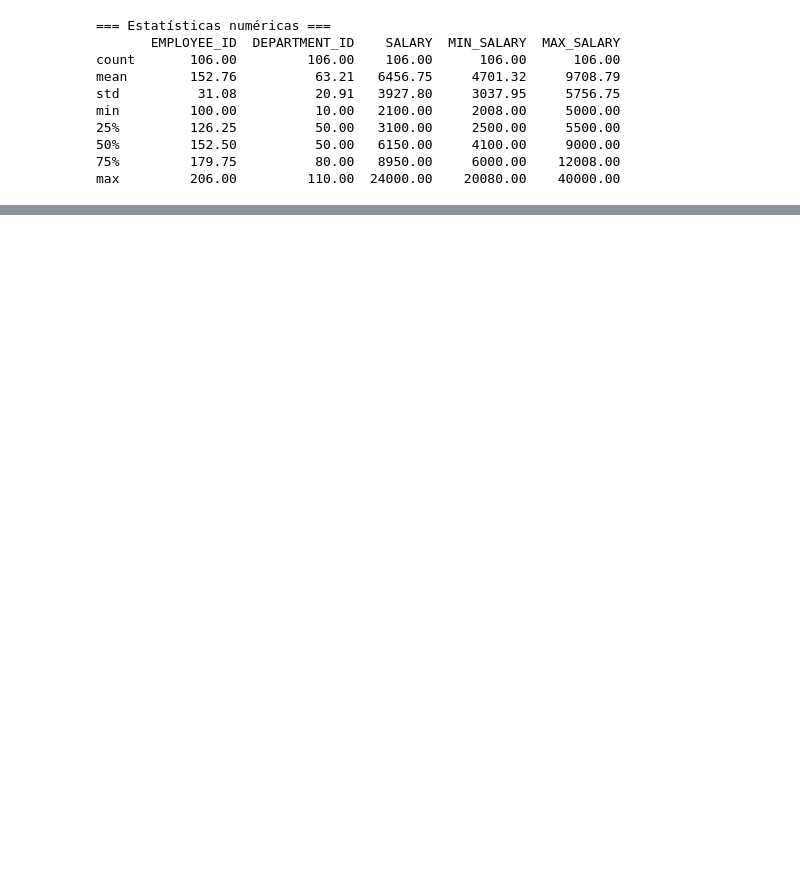
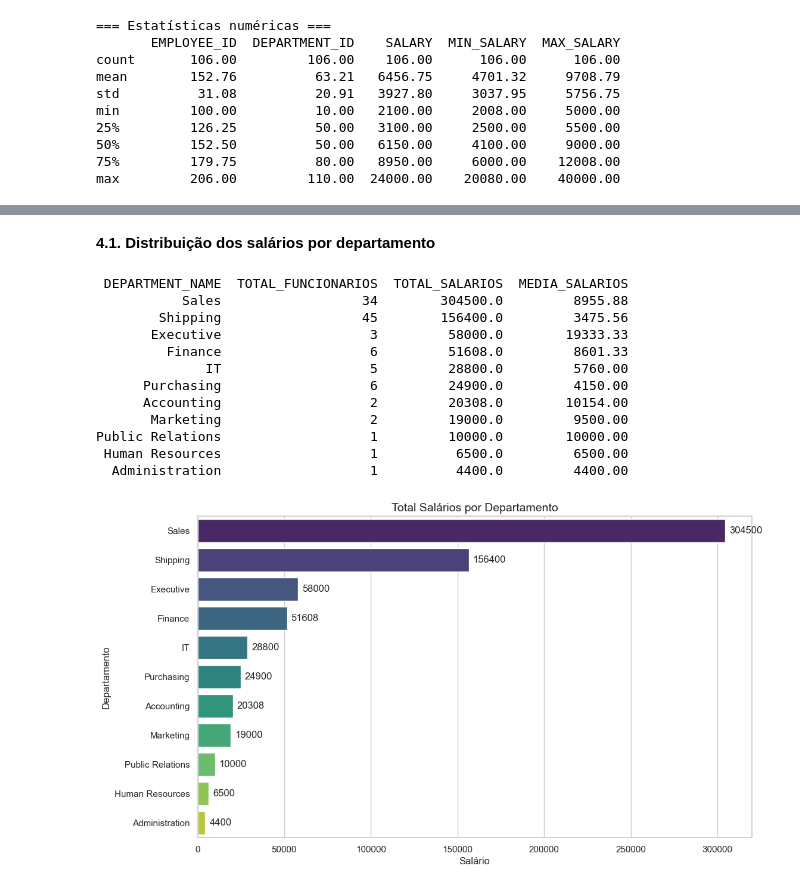
Before and after one commit to orlandovcj/SCTEC_Modulo_I_Projeto_Final, a Jupyter notebook: Projeto_Final_Orlando_Castro.ipynb, the cells around one changed output, grey strips where cells are left out. Drawn from its saved outputs; the diff is of its cells as text; code cells hidden in the pictures; blank space fills up the shorter version.

Commit message:
Atualização: Incluídas análise com dados de salários

```diff
--- a/Projeto_Final_Orlando_Castro.ipynb
+++ b/Projeto_Final_Orlando_Castro.ipynb
@@ -173,0 +184,4 @@ As colunas `EMPLOYEE_ID` e `DEPARTMENT_ID` são códigos que representam os func
+# %%
+banco_dados = db.connect()
+banco_dados.register('funcionarios', funcionarios) # registra a tabela funcionarios no banco de dados
+banco_dados.register('salarios', salarios) # registra a tabela salarios no banco de dados
@@ -173,0 +193,58 @@ As colunas `EMPLOYEE_ID` e `DEPARTMENT_ID` são códigos que representam os func
+# %% [markdown]
+**4.1. Distribuição dos salários por departamento**
+# %%
+# Consulta SQL para calcular a total salarios por DEPARTAMENTO
+total_salarios_departamento = """
+SELECT
+    DEPARTMENT_NAME,
+    COUNT(EMPLOYEE_ID) AS TOTAL_FUNCIONARIOS,
+    ROUND((SUM(SALARY)),2) AS TOTAL_SALARIOS,
+    ROUND((AVG(SALARY)),2) AS MEDIA_SALARIOS,
+FROM SALARIOS
+GROUP BY DEPARTMENT_NAME
+ORDER BY TOTAL_SALARIOS DESC;
+"""
+
+# Executa a consulta e exibe o resultado
+resultado_departamentos = banco_dados.execute(total_salarios_departamento).df()
+print(resultado_departamentos.to_string(index=False))
+
+# Configuração do estilo Seaborn
+sns.set_theme(style="whitegrid")
+
+# Configuração do gráfico
+plt.figure(figsize=(12, 7))
+
+# Criando o gráfico
+ax = sns.barplot(
+    data=resultado_departamentos,
+    x='TOTAL_SALARIOS',
+    y='DEPARTMENT_NAME',
+    hue='DEPARTMENT_NAME',
+    palette='viridis',
+    legend=False
+)
+
+# Adicionando os valores das médias salariais nas barras
+for container in ax.containers:
+    ax.bar_label(container, fmt='%.0f', padding=5)
+
+plt.title("Total Salários por Departamento", fontsize=14)
+plt.xlabel("Salário", fontsize=12)
+plt.ylabel("Departamento", fontsize=12)
+
+plt.show()
+# %% [output]
+ DEPARTMENT_NAME  TOTAL_FUNCIONARIOS  TOTAL_SALARIOS  MEDIA_SALARIOS
+           Sales                  34        304500.0         8955.88
+        Shipping                  45        156400.0         3475.56
+       Executive                   3         58000.0        19333.33
+         Finance                   6         51608.0         8601.33
+              IT                   5         28800.0         5760.00
+      Purchasing                   6         24900.0         4150.00
+      Accounting                   2         20308.0        10154.00
+       Marketing                   2         19000.0         9500.00
+Public Relations                   1         10000.0        10000.00
+ Human Resources                   1          6500.0         6500.00
+  Administration                   1          4400.0         4400.00
+[figure, added]
```
Also changed, not shown: parts of 25 cells of this notebook.
